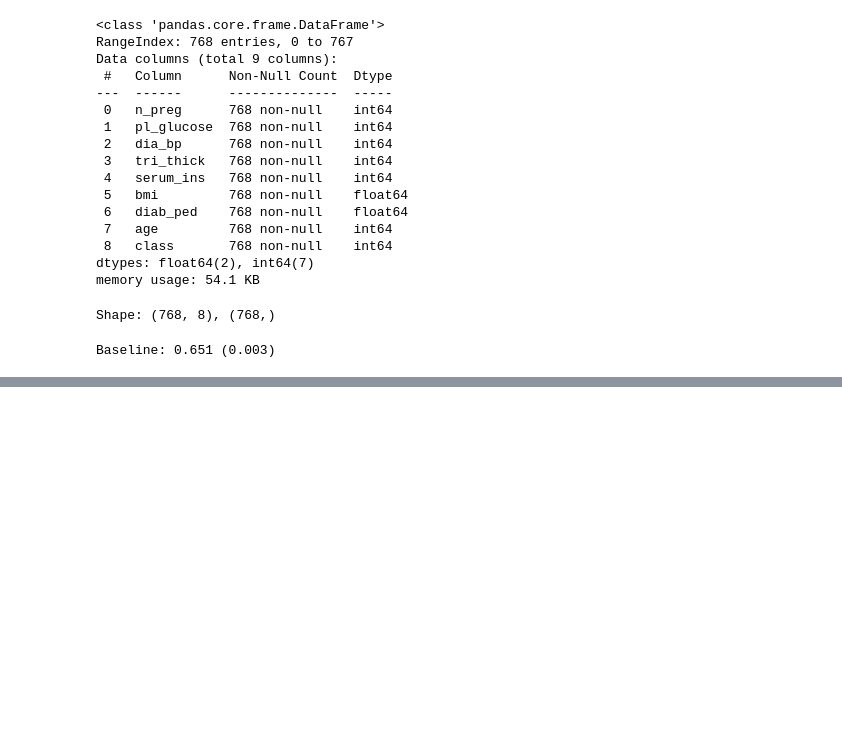
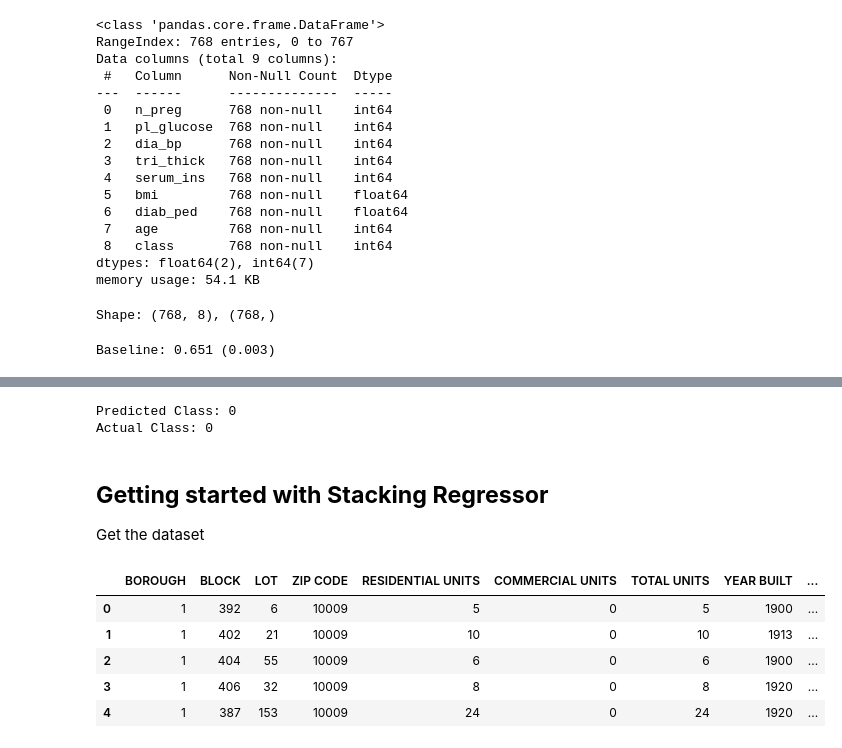
Before and after one commit to datacamp/Applied-Machine-Learning-Ensemble-Modeling-live-training, a Jupyter notebook: notebooks/python_live_session_template.ipynb, the cells around one changed output, grey strips where cells are left out. Cells and saved outputs as stored; diff of their text form; code cells hidden in the pictures; blank space fills up the shorter version.

```diff
--- a/notebooks/python_live_session_template.ipynb
+++ b/notebooks/python_live_session_template.ipynb
@@ -267,0 +207,30 @@ pyplot.show()
+# %%
+import warnings
+warnings.filterwarnings("ignore")
+# Fit the model on all available data
+model.fit(X, y)
+# Make a prediction for one example
+data = X[1].reshape(1, -1)
+yhat = model.predict(data)
+print('Predicted Class: %d' % (yhat))
+print('Actual Class: %d' % (y[1]))
+# %% [output]
+Predicted Class: 0
+Actual Class: 0
+# %% [markdown]
+## **Getting started with Stacking Regressor**
+
+Get the dataset
+# %%
+# Read in the dataset
+nyc_sales = pd.read_csv('https://github.com/datacamp/Applied-Machine-Learning-Ensemble-Modeling-live-training/blob/master/data/nyc-sales.csv?raw=true')
+
+# Print header
+nyc_sales.head()
+# %% [output]
+|  | BOROUGH | BLOCK | LOT | ZIP CODE | RESIDENTIAL UNITS | COMMERCIAL UNITS | TOTAL UNITS | YEAR BUILT | ... |
+| 0 | 1 | 392 | 6 | 10009 | 5 | 0 | 5 | 1900 | ... |
+| 1 | 1 | 402 | 21 | 10009 | 10 | 0 | 10 | 1913 | ... |
+| 2 | 1 | 404 | 55 | 10009 | 6 | 0 | 6 | 1900 | ... |
+| 3 | 1 | 406 | 32 | 10009 | 8 | 0 | 8 | 1920 | ... |
+| 4 | 1 | 387 | 153 | 10009 | 24 | 0 | 24 | 1920 | ... |
```
Also changed, not shown: parts of 34 cells of this notebook.
